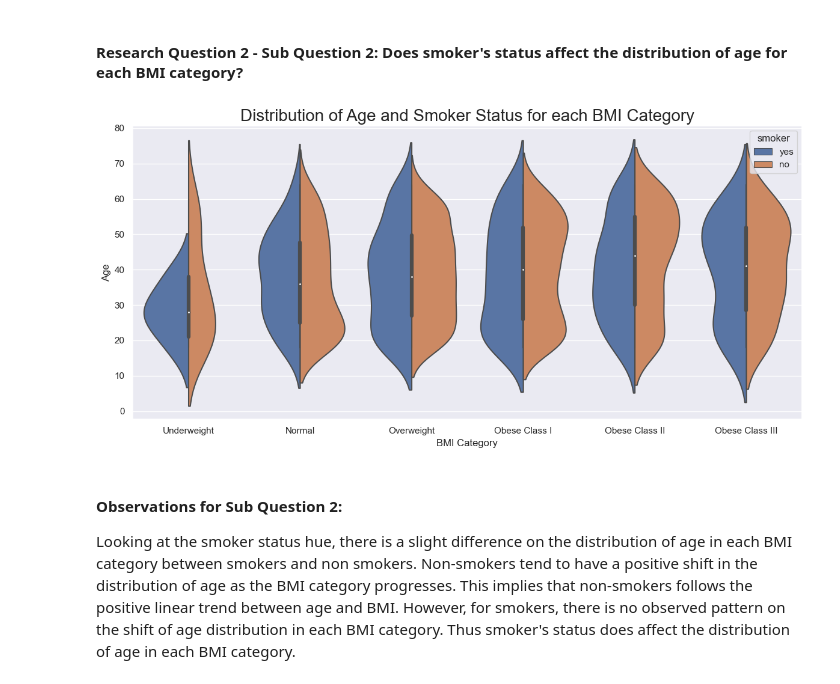
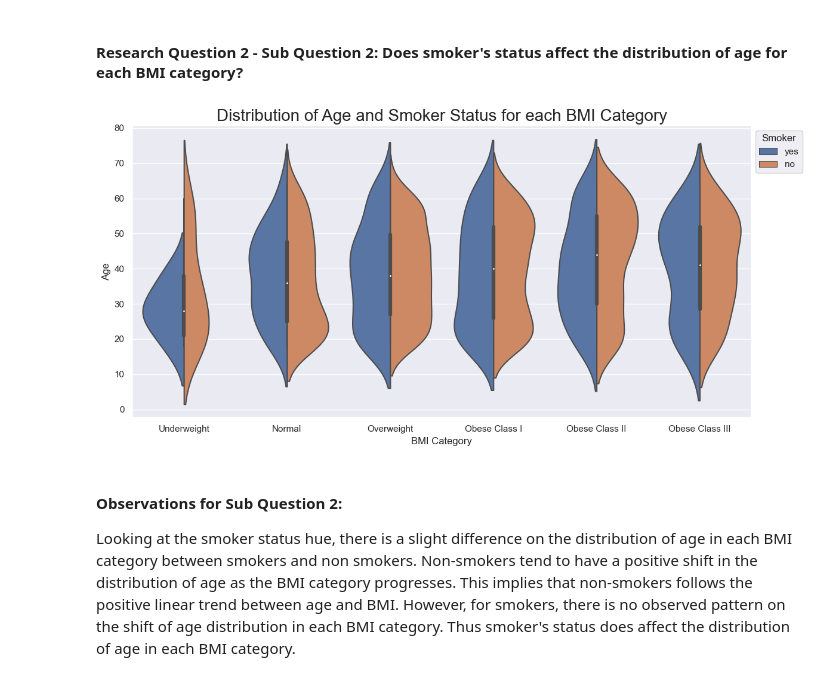
Before and after one commit to ubco-W2022T2-data301/project-group-group08, a Jupyter notebook: analysis/analysis2.ipynb, the cells around one changed output. Cells and saved outputs as stored; diff of their text form; code cells hidden in the pictures.

```diff
--- a/analysis/analysis2.ipynb
+++ b/analysis/analysis2.ipynb
@@ -129,12 +130,13 @@ Overall, it can be seen that there is a shift on the peak of the graph as the BM
 # %%
 p4 = sns.violinplot(data=health1, x='BMI_cat', y='age', hue='smoker', split=True)
 p4.set_title("Distribution of Age and Smoker Status for each BMI Category", size = 20)
 p4.set_ylabel("Age")
 p4.set_xlabel("BMI Category")
+p4.legend(title='Smoker', bbox_to_anchor= (1.09,1))
 plt.tight_layout()
 plt.show()
 # %% [output]
-[figure, old version]
+[figure, new version]
 # %% [markdown]
 #### Observations for Sub Question 2:
 Looking at the smoker status hue, there is a slight difference on the distribution of age in each BMI category between smokers and non smokers. Non-smokers tend to have a positive shift in the distribution of age as the BMI category progresses. This implies that non-smokers follows the positive linear trend between age and BMI. However, for smokers, there is no observed pattern on the shift of age distribution in each BMI category. Thus smoker's status does affect the distribution of age in each BMI category.
```
Also changed, not shown: parts of 3 cells of this notebook, 5 other files.
